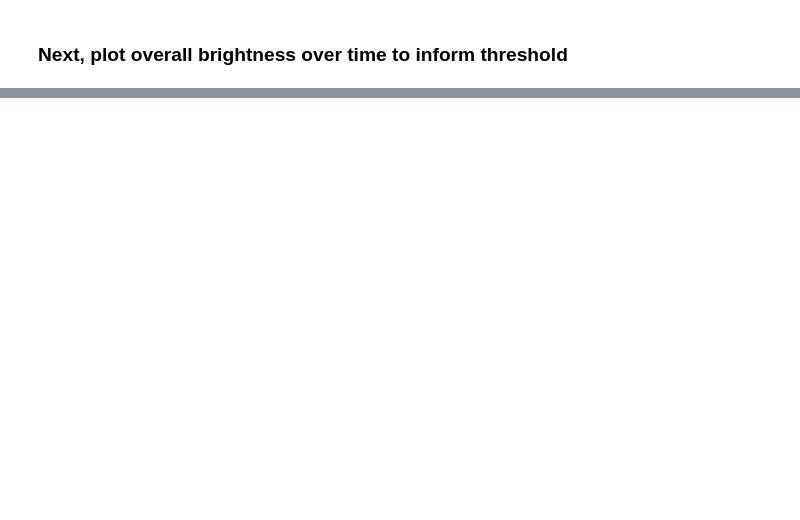
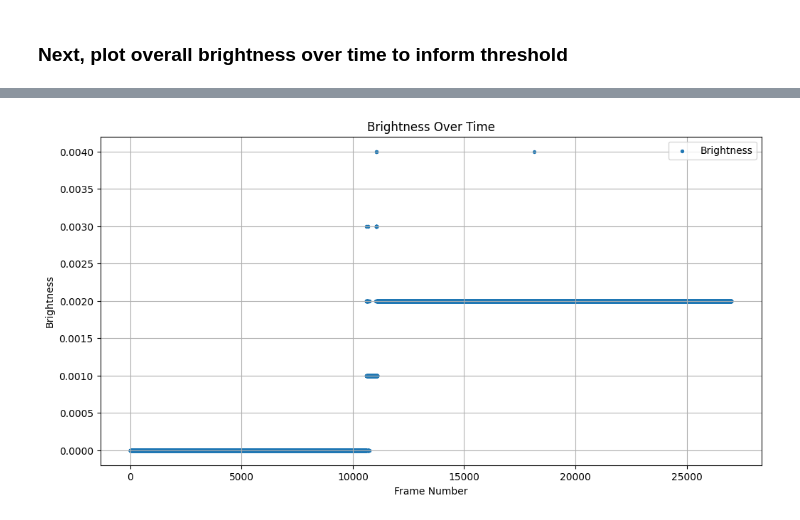
Before and after one commit to ucsb-oakley-lab/lunar, a Jupyter notebook: notebooks/Panama_April2025/Find_Contours_in_Video.ipynb, the cells around one changed output, grey strips where cells are left out. Drawn from its saved outputs; the diff is of its cells as text; code cells hidden in the pictures; blank space fills up the shorter version.

```diff
--- a/notebooks/Panama_April2025/Find_Contours_in_Video.ipynb
+++ b/notebooks/Panama_April2025/Find_Contours_in_Video.ipynb
@@ -99 +244,22 @@ maxy = None
+# %%
+#Plot brightness over time
+
+import pandas as pd
+import matplotlib.pyplot as plt
+
+# Load CSV results
+csv_path = '/home/local/ADS/oakley/labdata/users/Oakley/GitHub/lunar/results/brightness_over_time_041025PA_part4_experimental.csv'
+df = pd.read_csv(csv_path, header=None)
+
+# Plot frame (col 0) vs brightness (col 2) as points
+plt.figure(figsize=(12, 6))
+plt.scatter(df[0], df[2], label='Brightness', s=8)
+plt.xlabel('Frame Number')
+plt.ylabel('Brightness')
+plt.title('Brightness Over Time')
+plt.legend()
+plt.grid(True)
+plt.show()
+# %% [output]
+[figure, added]
 # %%
```
Also changed, not shown: parts of 9 cells of this notebook, 42 other files.
